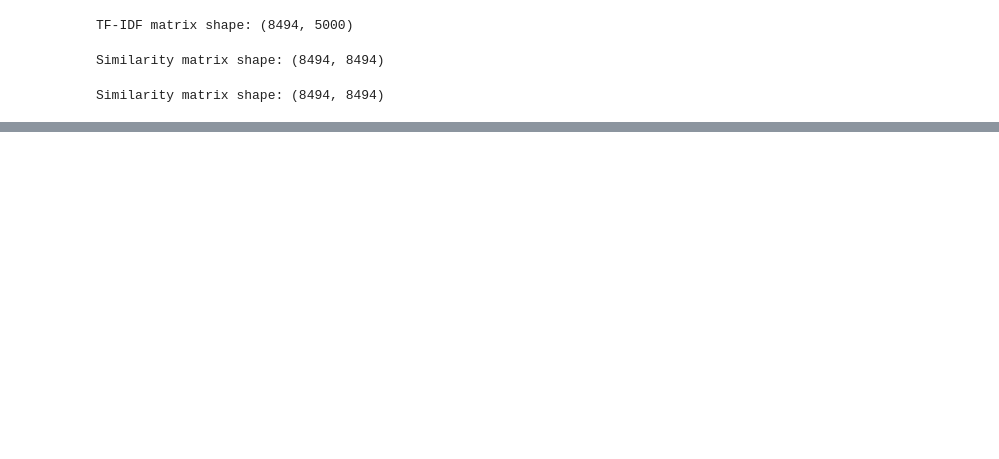
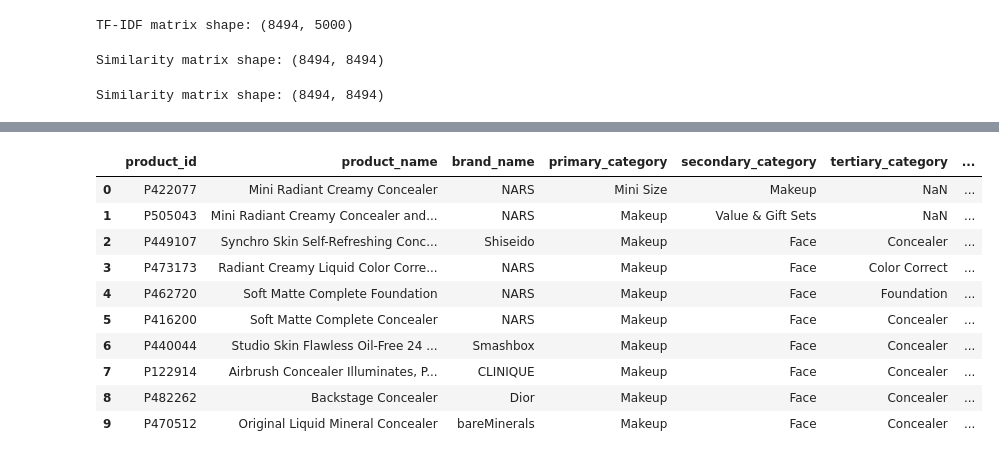
Before and after one commit to aslitarakcilar/cosmetic-recommendation-system, a Jupyter notebook: notebooks/01_data_loading.ipynb, the cells around one changed output, grey strips where cells are left out. Cells and saved outputs as stored; diff of their text form; code cells hidden in the pictures; blank space fills up the shorter version.

```diff
--- a/notebooks/01_data_loading.ipynb
+++ b/notebooks/01_data_loading.ipynb
@@ -1234,0 +1581,18 @@ recommend_similar_products("Radiant Creamy Concealer")
+# %%
+hybrid_recommendation(
+    product_name="Radiant Creamy Concealer",
+    author_id=1696370280,
+    top_n=10
+)
+# %% [output]
+|  | product_id | product_name | brand_name | primary_category | secondary_category | tertiary_category | ... |
+| 0 | P422077 | Mini Radiant Creamy Concealer | NARS | Mini Size | Makeup | NaN | ... |
+| 1 | P505043 | Mini Radiant Creamy Concealer and... | NARS | Makeup | Value & Gift Sets | NaN | ... |
+| 2 | P449107 | Synchro Skin Self-Refreshing Conc... | Shiseido | Makeup | Face | Concealer | ... |
+| 3 | P473173 | Radiant Creamy Liquid Color Corre... | NARS | Makeup | Face | Color Correct | ... |
+| 4 | P462720 | Soft Matte Complete Foundation | NARS | Makeup | Face | Foundation | ... |
+| 5 | P416200 | Soft Matte Complete Concealer | NARS | Makeup | Face | Concealer | ... |
+| 6 | P440044 | Studio Skin Flawless Oil-Free 24 ... | Smashbox | Makeup | Face | Concealer | ... |
+| 7 | P122914 | Airbrush Concealer Illuminates, P... | CLINIQUE | Makeup | Face | Concealer | ... |
+| 8 | P482262 | Backstage Concealer | Dior | Makeup | Face | Concealer | ... |
+| 9 | P470512 | Original Liquid Mineral Concealer | bareMinerals | Makeup | Face | Concealer | ... |
```
Also changed, not shown: parts of 13 cells of this notebook.
